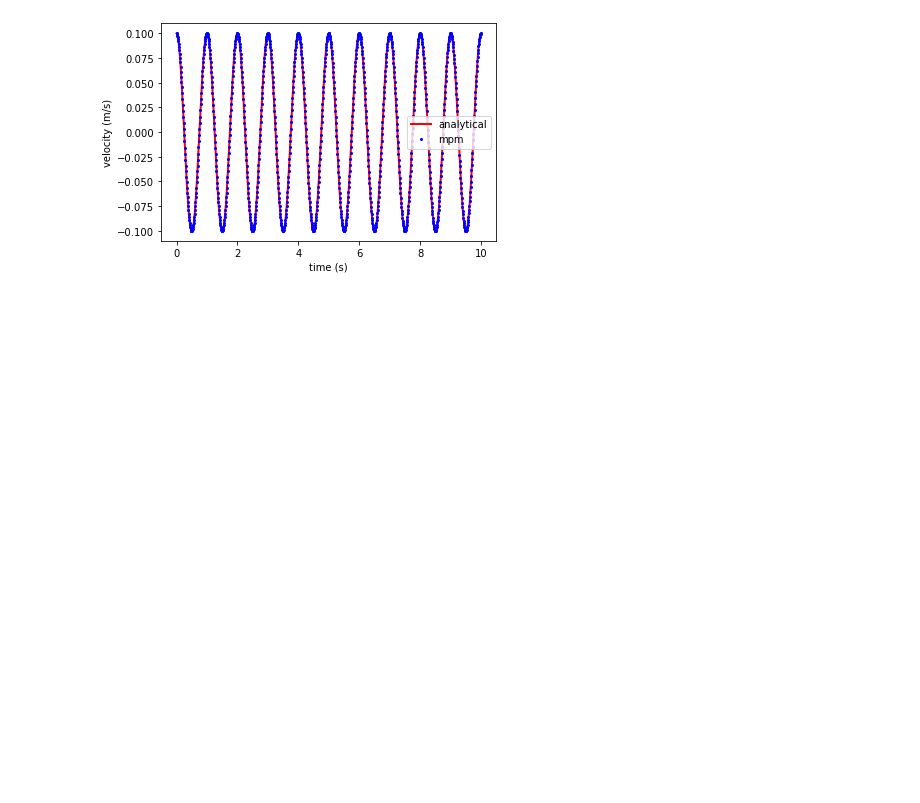
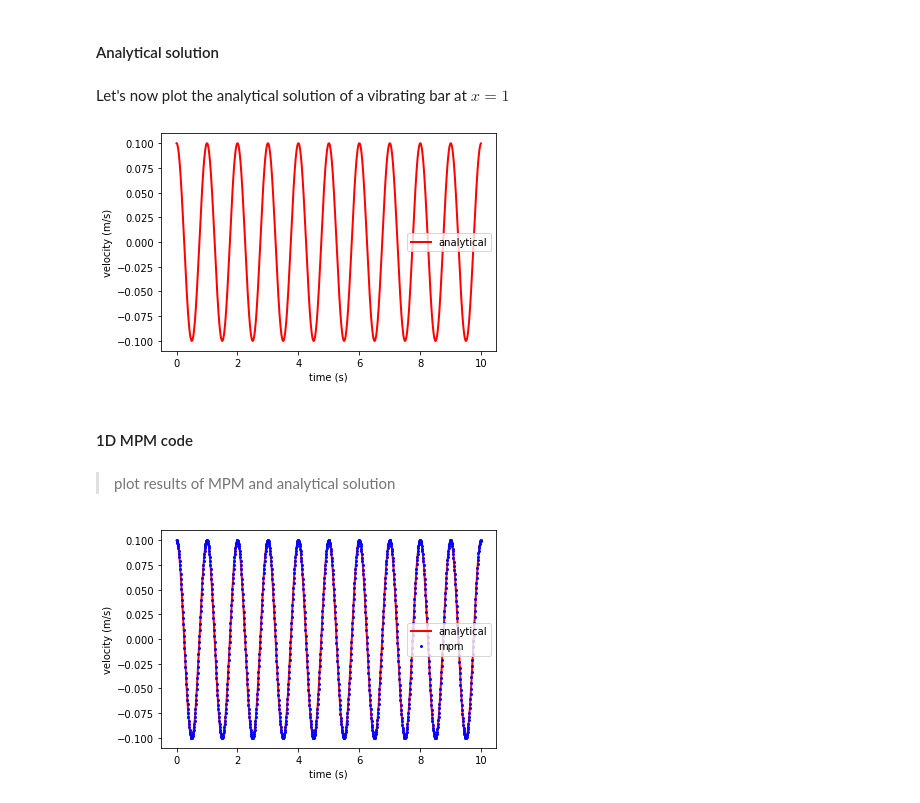
Before and after one commit to geoelements/LearnMPM, a Jupyter notebook: bar1d-vibration.ipynb, the cells around one changed output. Cells and saved outputs as stored; diff of their text form; code cells hidden in the pictures; blank space fills up the shorter version.

Commit message:
Add plots to analytical solution and fix latex

```diff
--- a/bar1d-vibration.ipynb
+++ b/bar1d-vibration.ipynb
@@ -10,5 +12,7 @@ and for the position is: $$x(t) = x_0 \exp \left[\frac{v_0}{L \omega} \sin (\ome
 
 The density $\rho$ is constant and equals one. The constitutive equation is $\dot\sigma = E \dot \varepsilon$, where $\dot \varepsilon = dv/dx$ and $E$ is the Young’s modulus. The grid consists of a single two-noded element. The elastic wave speed is $c = \sqrt{E/\rho} = 2 \pi$. The boundary conditions are imposed on the grid, both the nodal velocity and the acceleration at $x = 0$ (the left node) is zero throughout the simulation.
+# %% [markdown]
+#### Analytical solution
 # %%
 import numpy as np
 
@@ -26,4 +30,25 @@ def analytical_vibration(E, rho, v0, x_loc, duration, dt, L):
         tt.append(t)
         t += dt
     return tt, vt, xt
+# %% [markdown]
+Let's now plot the analytical solution of a vibrating bar at $x = 1$
+# %%
+import matplotlib.pyplot as plt
+
+# Young's modulus
+E = 4 * (np.pi)**2
+
+# analytical solution
+ta, va, xa = analytical_vibration(E = E, rho = 1, v0 = 0.1, x_loc = 1.0, duration = 10, dt = 0.01, L = 1.0)
+
+plt.plot(ta, va, 'r',linewidth=2,label='analytical')
+
+plt.xlabel('time (s)')
+plt.ylabel('velocity (m/s)')
+plt.legend()
+plt.show()
+# %% [output]
+[figure, added]
+# %% [markdown]
+#### 1D MPM code
 # %%
@@ -115,6 +140,8 @@ for _ in range(nsteps):
 
     # update time
     time += dt
+# %% [markdown]
+> plot results of MPM and analytical solution
 # %%
 import matplotlib.pyplot as plt
 
```
Also changed, not shown: parts of 2 cells of this notebook.
